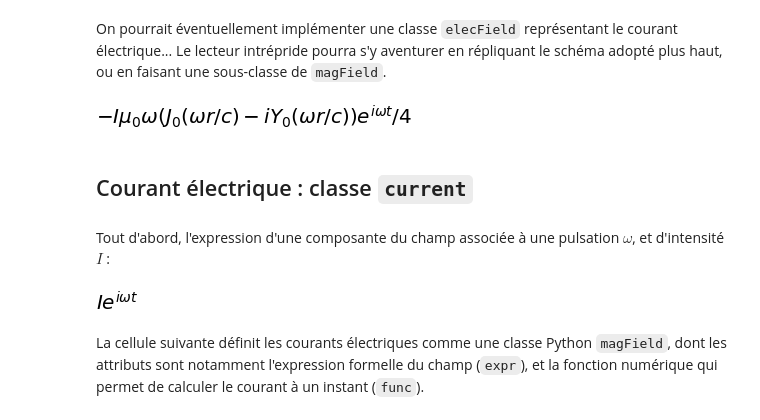
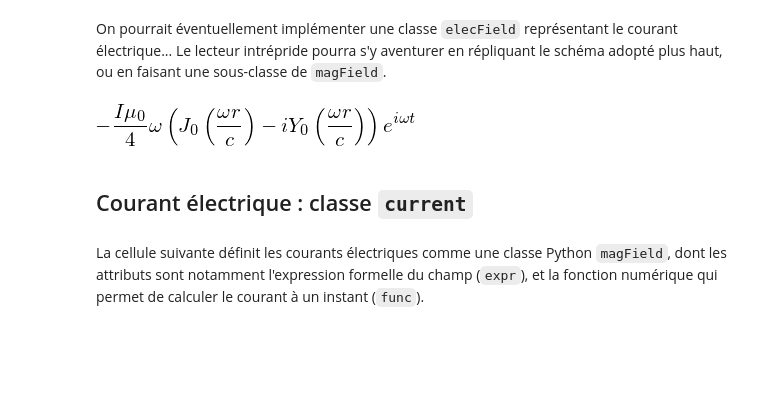
Before and after one commit to ManifoldFR/appro-phy-ts, a Jupyter notebook: parts/champmag_courantvariable/variableCurrent_field.ipynb, the cells around one changed output. Drawn from its saved outputs; the diff is of its cells as text; code cells hidden in the pictures; blank space fills up the shorter version.

```diff
--- a/parts/champmag_courantvariable/variableCurrent_field.ipynb
+++ b/parts/champmag_courantvariable/variableCurrent_field.ipynb
@@ -220,20 +201,13 @@ class magField:
 On pourrait éventuellement implémenter une classe `elecField` représentant le courant électrique... Le lecteur intrépride pourra s'y aventurer en répliquant le schéma adopté plus haut, ou en faisant une sous-classe de `magField`.
 # %%
 # Composante du champ électrique associée à la pulsation omega
+A_component = magField().A_component
 E_component = -sp.diff(A_component, t).expand().simplify()
 E_component
 # %% [output]
-[figure, old version]
+[figure, new version]
 # %% [markdown]
 ## Courant électrique : classe `current`
-# %% [markdown]
-Tout d'abord, l'expression d'une composante du champ associée à une pulsation $\omega$, et d'intensité $I$ :
-# %%
-# Composante du courant électrique de pulsation omega
-cour_component = Ic*sp.exp(sp.I*omega*t)
-cour_component
-# %% [output]
-[figure, removed]
 # %% [markdown]
 La cellule suivante définit les courants électriques comme une classe Python `magField`, dont les attributs sont notamment l'expression formelle du champ (`expr`), et la fonction numérique qui permet de calculer le courant à un instant (`func`).
 # %%
```
Also changed, not shown: parts of 36 cells of this notebook, 8 other files.
